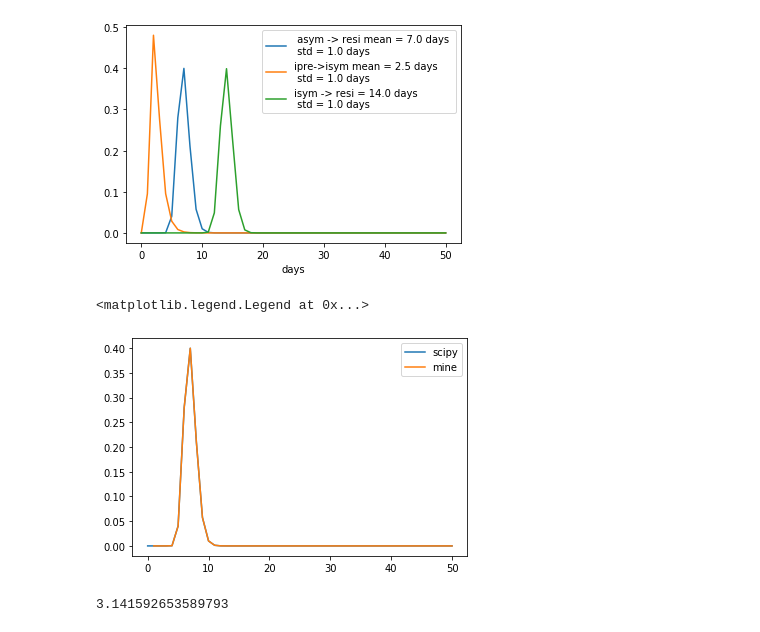
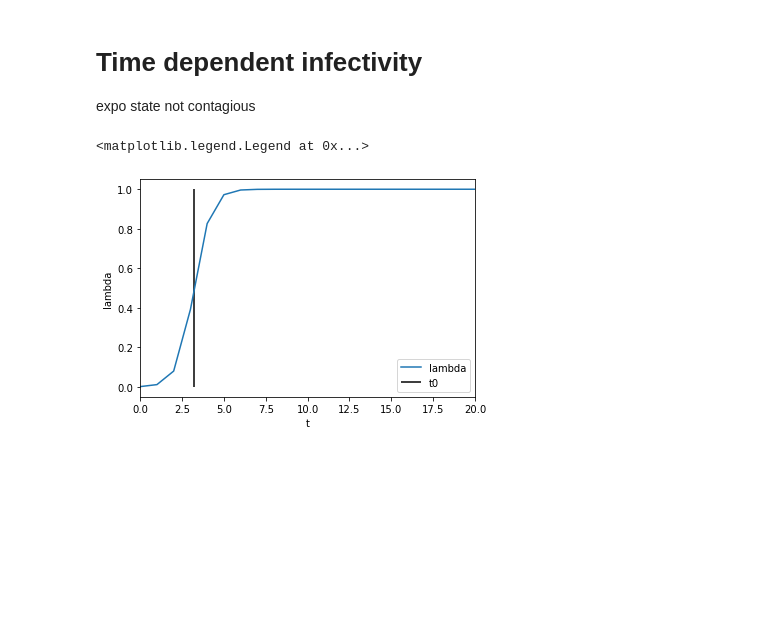
Before and after one commit to sibyl-team/simulator, a Jupyter notebook: priors.ipynb, the cells around one changed output. Cells and saved outputs as stored; diff of their text form; code cells hidden in the pictures; blank space fills up the shorter version.

```diff
--- a/priors.ipynb
+++ b/priors.ipynb
@@ -78,13 +110,0 @@ fig.show()
-# %%
-stats_check_asym_resi = lognorm.stats(std_asym_rec_logn,scale = np.exp(mu_asym_rec_logn), moments = 'mv')
-stats_check_ipre_isym = lognorm.stats(std_ipre_isym_logn,scale = np.exp(mu_ipre_isym_logn), moments = 'mv')
-stats_check_isym_resi = lognorm.stats(std_isym_resi_logn,scale = np.exp(mu_isym_resi_logn), moments = 'mv')
-plt.plot(times, t_asym_rec,label = f" asym -> resi mean = {stats_check_asym_resi[0]:.1f} days \n std = {np.sqrt(stats_check_asym_resi[1]):.1f} days")
-plt.plot(times, t_ipre_isym,label = f"ipre->isym mean = {stats_check_ipre_isym[0]:.1f} days \n std = {np.sqrt(stats_check_ipre_isym[1]):.1f} days")
-plt.plot(times, t_isym_resi,label = f"isym -> resi = {stats_check_isym_resi[0]:.1f} days \n std = {np.sqrt(stats_check_isym_resi[1]):.1f} days")
-
-plt.xlabel("days")
-plt.legend()
-plt.show()
-# %% [output]
-[figure, removed]
@@ -94,11 +111,19 @@ def mylognormal(x,mu=0.0,std = 1.0):
-# %%
-plt.plot(times,t_asym_rec,label = "scipy")
-plt.plot(times,mylognormal(np.array(times),mu = mu_asym_rec_logn,std = std_asym_rec_logn),label = "mine")
-plt.legend()
-# %% [output]
-<matplotlib.legend.Legend at 0x...>
-[figure, removed]
-# %%
-np.pi
-# %% [output]
-3.141592653589793
+# %% [markdown]
+# Time dependent infectivity
+expo state not contagious
+# %%
+# use sigmoid function
+def sig(t,alpha,t0):
+    return 1/(1 + np.exp(-alpha*(t-t0)))
+# %%
+t0 = distr.incubation_mean_of_lognormal - distr.median_infectious_without_symptom
+alpha = 2
+plt.plot(times,sig(np.array(times),alpha,t0), label = "lambda")
+plt.vlines(t0,ymin = 0,ymax = 1, label = "t0")
+plt.xlim([0,20])
+plt.xlabel("t")
+plt.ylabel("lambda")
+plt.legend()
+# %% [output]
+<matplotlib.legend.Legend at 0x...>
+[figure, added]
```
Also changed, not shown: parts of 9 cells of this notebook.
